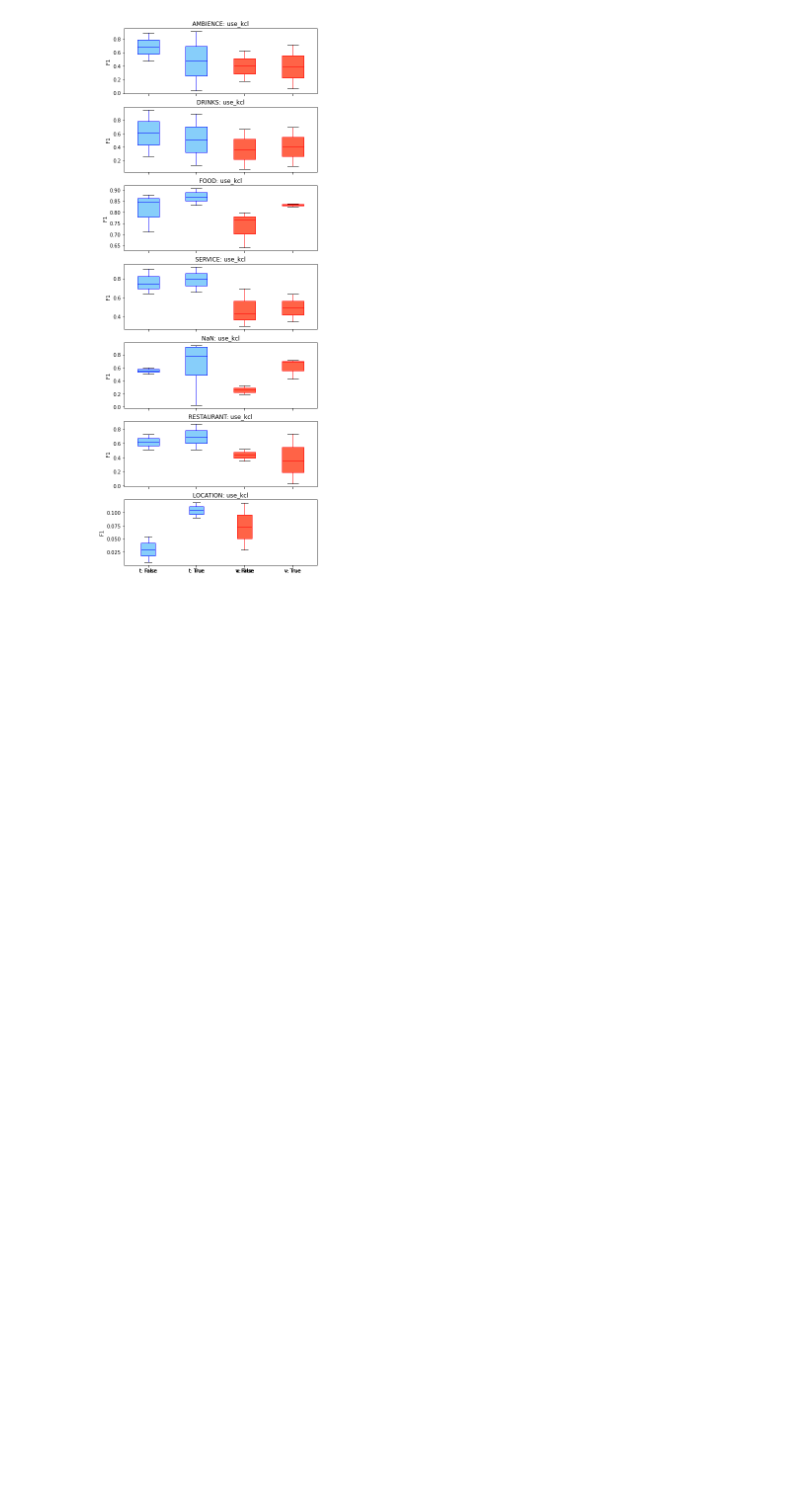
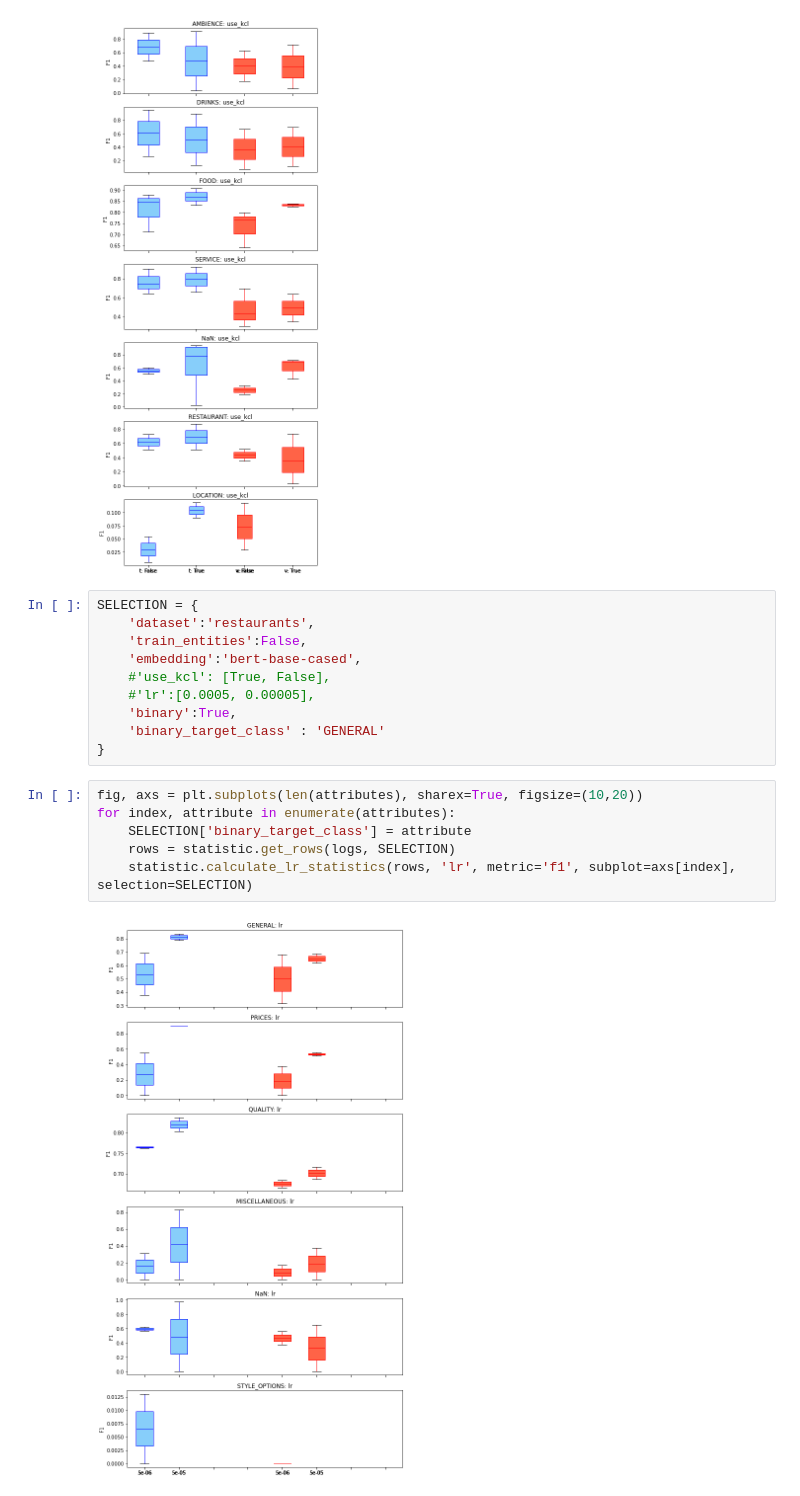
Before and after one commit to kylehiroyasu/opinion-lab-group-1.3, a Jupyter notebook: notebooks/Parameter Statistics.ipynb, the cells around one changed output. Cells and saved outputs as stored; diff of their text form; blank space fills up the shorter version.

Commit message:
Current Logs + Statistic

```diff
--- a/notebooks/Parameter Statistics.ipynb
+++ b/notebooks/Parameter Statistics.ipynb
@@ -85,3 +85,21 @@ for index, entity in enumerate(entities):
     statistic.calculate_statistics(rows, 'use_kcl', metric='f1', subplot=axs[index], selection=SELECTION)
 # %% [output]
 [figure]
+# %%
+SELECTION = {
+    'dataset':'restaurants',
+    'train_entities':False,
+    'embedding':'bert-base-cased',
+    #'use_kcl': [True, False],
+    #'lr':[0.0005, 0.00005],
+    'binary':True,
+    'binary_target_class' : 'GENERAL'
+}
+# %%
+fig, axs = plt.subplots(len(attributes), sharex=True, figsize=(10,20))
+for index, attribute in enumerate(attributes):
+    SELECTION['binary_target_class'] = attribute
+    rows = statistic.get_rows(logs, SELECTION)
+    statistic.calculate_lr_statistics(rows, 'lr', metric='f1', subplot=axs[index], selection=SELECTION)
+# %% [output]
+[figure, added]
```
Also changed, not shown: parts of 2 cells of this notebook, 12 other files.
